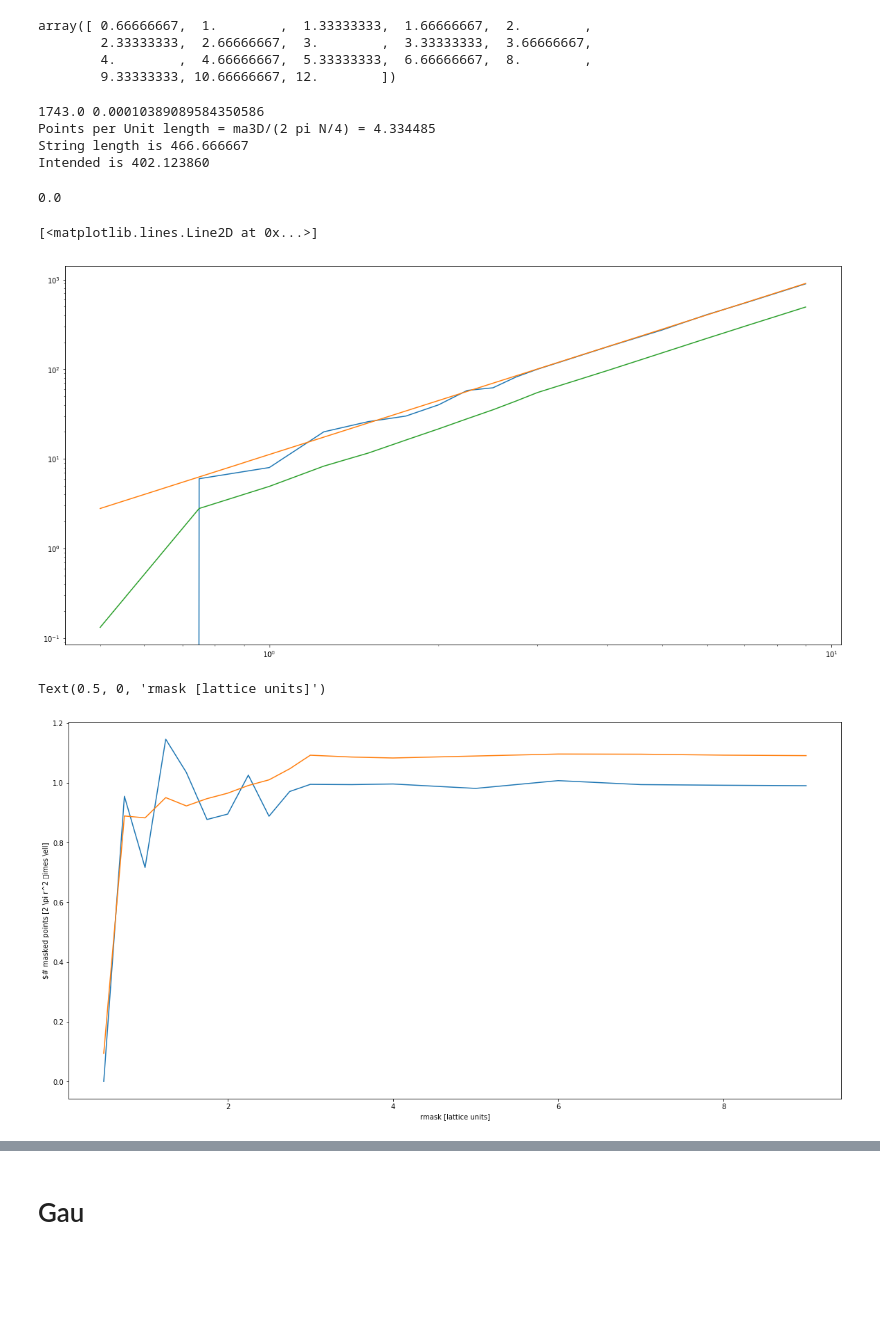
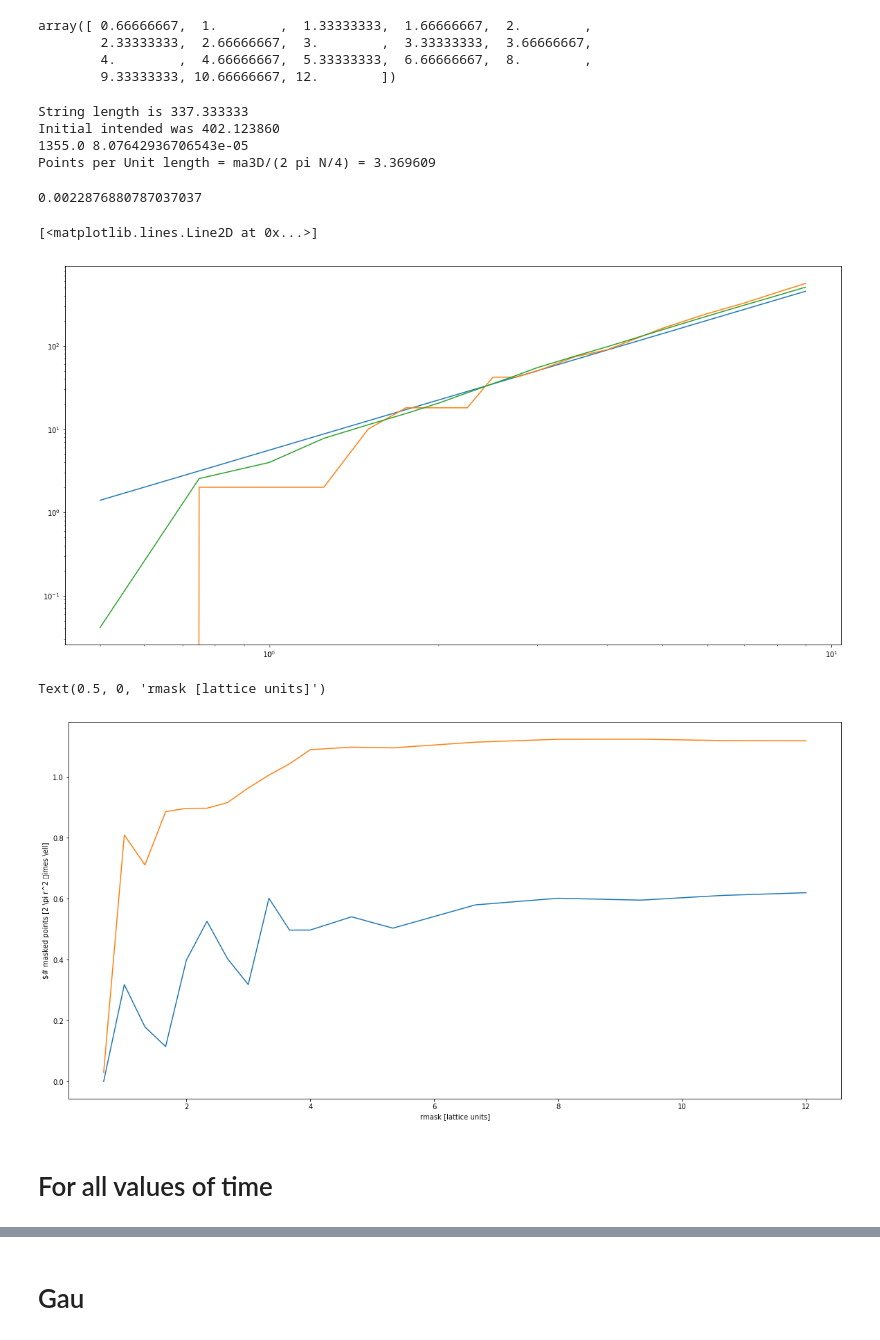
Before and after one commit to veintemillas/jaxions, a Jupyter notebook: scripts/jobs/maskcalib/calimask.ipynb, the cells around one changed output, grey strips where cells are left out. Drawn from its saved outputs; the diff is of its cells as text; code cells hidden in the pictures; blank space fills up the shorter version.

```diff
--- a/scripts/jobs/maskcalib/Untitled.ipynb
+++ b/scripts/jobs/maskcalib/calimask.ipynb
@@ -28,7 +33,7 @@ msa
 # %% [output]
 0.75
 # %%
-mid=1
+mid=-1
 lis=pa.gm(f[mid],'msp_info')
 lis
 # %% [output]
@@ -95,47 +100,52 @@ array([ 0.66666667,  1.        ,  1.33333333,  1.66666667,  2.        ,
 # %%
 # the Ft0 is the sum mask
 # we then square it and multiply it by L3/N6
+mid=0
 renorm=(pa.gm(f[mid],'sizeN')**6/pa.gm(f[mid],'L')**3)
+
+sL = pa.gm(f[mid],'stringN')*2/3
+print("String length is %f"%(sL))
+print("Initial intended was %f"%(2*np.pi*pa.gm(f[mid],'sizeN')/4))
 
 ma3D = pa.gm(f[mid],'sizeN')**3 - np.sqrt(pa.gm(f[mid],'mspW_Dif_0.50')[0]*renorm)
 print(ma3D,ma3D/pa.gm(f[mid],'sizeN')**3)
 print('Points per Unit length = ma3D/(2 pi N/4) = %f'%(ma3D/(np.pi*256/2)))
-
-print("String length is %f"%(pa.gm(f[mid],'stringN')*2/3))
-print("Intended is %f"%(2*np.pi*pa.gm(f[mid],'N')/4))
 # %% [output]
-1743.0 0.00010389089584350586
-Points per Unit length = ma3D/(2 pi N/4) = 4.334485
-String length is 466.666667
-Intended is 402.123860
+String length is 337.333333
+Initial intended was 402.123860
+1355.0 8.07642936706543e-05
+Points per Unit length = ma3D/(2 pi N/4) = 3.369609
 # %%
 pa.gm(f[mid],'stDens')
 # %% [output]
-0.0
+0.0022876880787037037
 # %%
 pusR=[]
 for st in lis:
     if (st[:3] == "W_R" ):
         a=pa.gm(f[mid],'slice/map/'+st)
         ma3D = pa.gm(f[mid],'sizeN')**3 - np.sqrt(pa.gm(f[mid],'msp'+st)[0]*renorm)
-        pusR.append([(a == 0).sum(),ma3D/(np.pi*256/2)])
+        sL = pa.gm(f[mid],'stringN')*2/3
+        pusR.append([(a == 0).sum(),ma3D/(sL)])
 
 pusR=np.array(pusR)
 # %%
+plt.loglog(rsize,np.pi*(rsize/msa)**2)
 plt.loglog(rsize,pusR[:,0])
-plt.loglog(rsize,2*np.pi*(rsize/msa)**2)
 plt.loglog(rsize,pusR[:,1])
 # %% [output]
 [<matplotlib.lines.Line2D at 0x...>]
-[figure, old version]
+[figure, new version]
 # %%
 # The calibration is perfect already
 # naturally it is not very good for small r
 # %%
-plt.plot(rsize,pusR[:,0]/(2*np.pi*(rsize/msa)**2))
-plt.plot(rsize,pusR[:,1]/(np.pi*(rsize/msa)**2))
+plt.plot(rsize/msa,pusR[:,0]/(2*np.pi*(rsize/msa)**2))
+plt.plot(rsize/msa,pusR[:,1]/(np.pi*(rsize/msa)**2))
 plt.ylabel('$# masked points [2 \pi r^2 \times \ell]')
 plt.xlabel('rmask [lattice units]')
 # %% [output]
 Text(0.5, 0, 'rmask [lattice units]')
-[figure, old version]
+[figure, new version]
+# %% [markdown]
+# For all values of time
```
Also changed, not shown: parts of 6 cells of this notebook, 13 other files.
